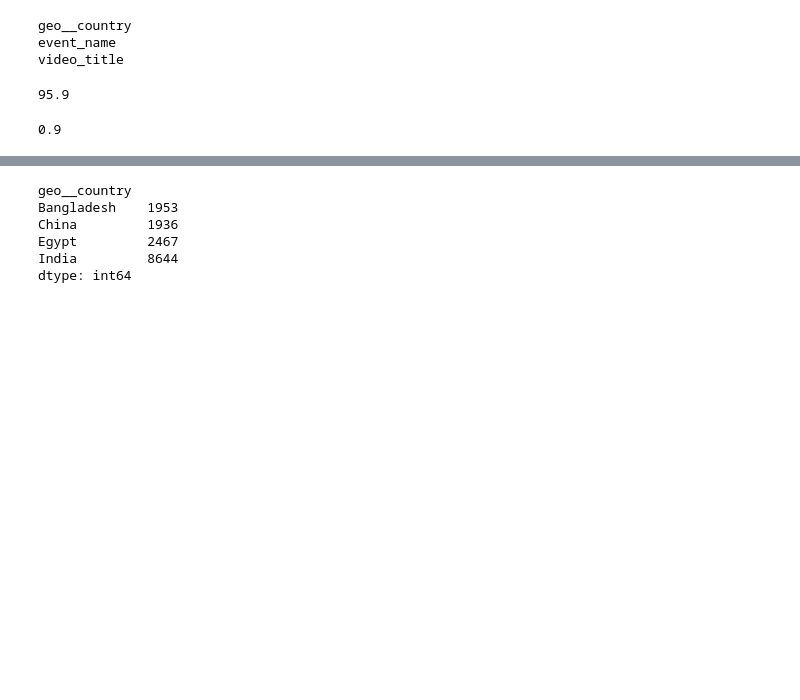
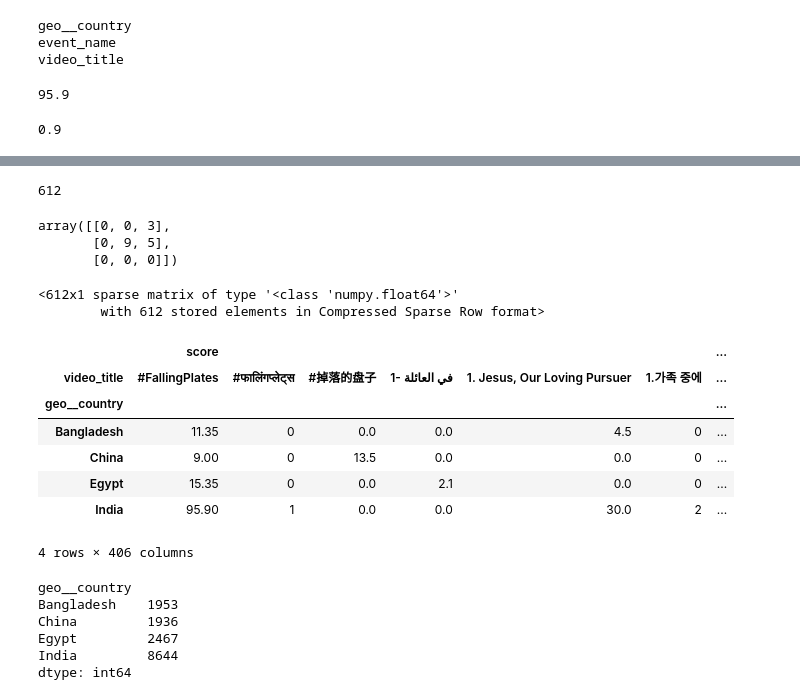
Before and after one commit to dj-betts/jf_project, a Jupyter notebook: recommender_base.ipynb, the cells around one changed output, grey strips where cells are left out. Saved outputs shown, nothing was run; the diff lists cells and outputs as text; code cells hidden in the pictures; blank space fills up the shorter version.

Commit message:
made a lil' sparse matrix

```diff
--- a/recommender_base.ipynb
+++ b/recommender_base.ipynb
@@ -240,0 +228,4 @@ MultiIndex([('Bangladesh',                        '#FallingPlates'),
+# %%
+len(review_scores.index)
+# %% [output]
+612
@@ -241,3 +234,34 @@ MultiIndex([('Bangladesh',                        '#FallingPlates'),
+# %%
+data = [3, 9, 5]
+rows = [0, 1, 1]
+cols = [2, 1, 2]
+
+sparse_matrix = sparse.csr_matrix((data, (rows, cols)),
+                                  shape=(len(rows), len(cols)))
+sparse_matrix.toarray()
+# %% [output]
+array([[0, 0, 3],
+       [0, 9, 5],
+       [0, 0, 0]])
+# %%
+sparse.csr_matrix(review_scores.values)
+# %% [output]
+<612x1 sparse matrix of type '<class 'numpy.float64'>'
+        with 612 stored elements in Compressed Sparse Row format>
+# %%
+my_lil_sparse_matrix = df.pivot_table(columns='video_title', index='geo__country', aggfunc='sum', fill_value=0)
+#df_final.fillna(0, inplace = True)
+# %%
+my_lil_sparse_matrix
+# %% [output]
+|  | score |  |  |  |  |  | ... |
+| video_title | #FallingPlates | #फालिंगप्लेट्स | #掉落的盘子 | 1- في العائلة | 1. Jesus, Our Loving Pursuer | 1.가족 중에 | ... |
+| geo__country |  |  |  |  |  |  | ... |
+| Bangladesh | 11.35 | 0 | 0.0 | 0.0 | 4.5 | 0 | ... |
+| China | 9.00 | 0 | 13.5 | 0.0 | 0.0 | 0 | ... |
+| Egypt | 15.35 | 0 | 0.0 | 2.1 | 0.0 | 0 | ... |
+| India | 95.90 | 1 | 0.0 | 0.0 | 30.0 | 2 | ... |
+4 rows × 406 columns
 # %%
 country_groupby.size()
 # %% [output]
```
Also changed, not shown: parts of 10 cells of this notebook.
